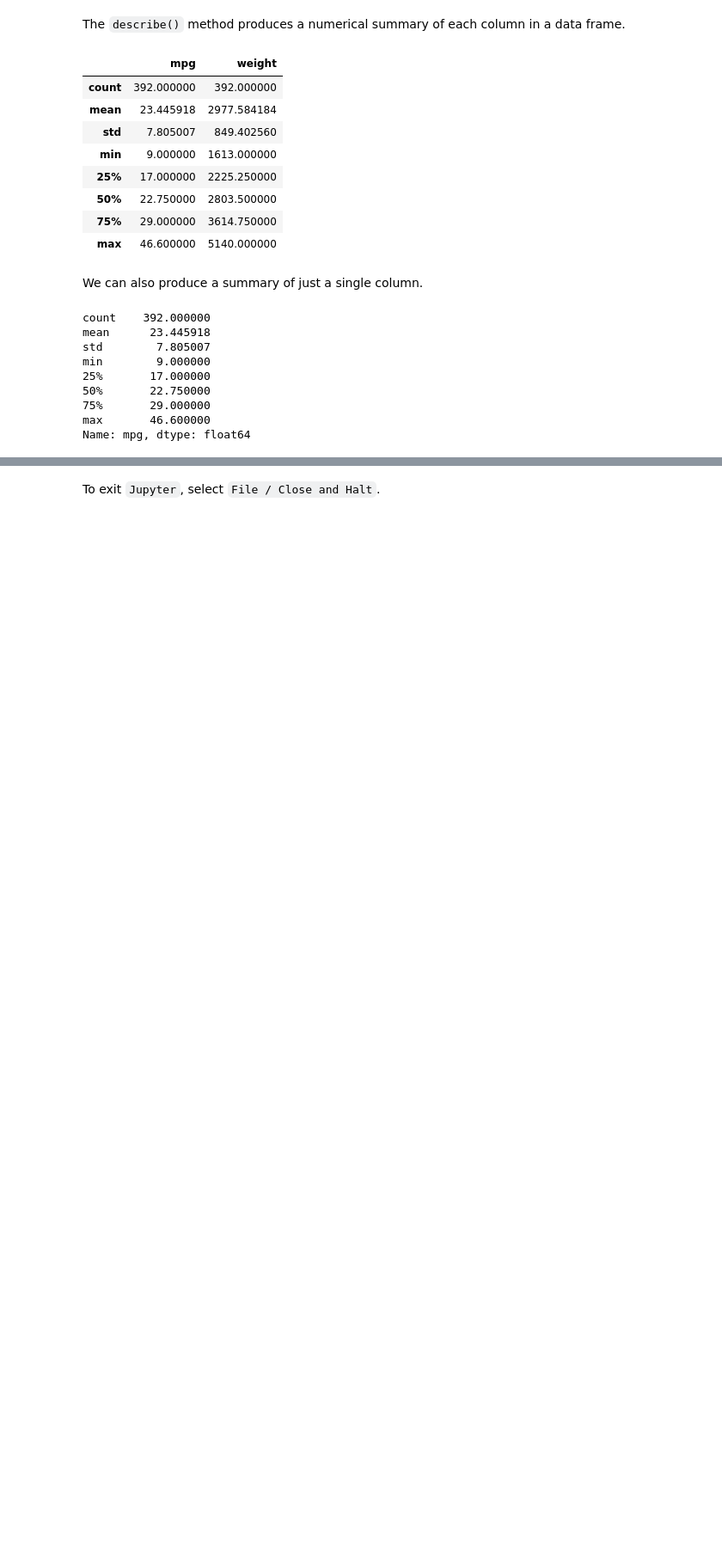
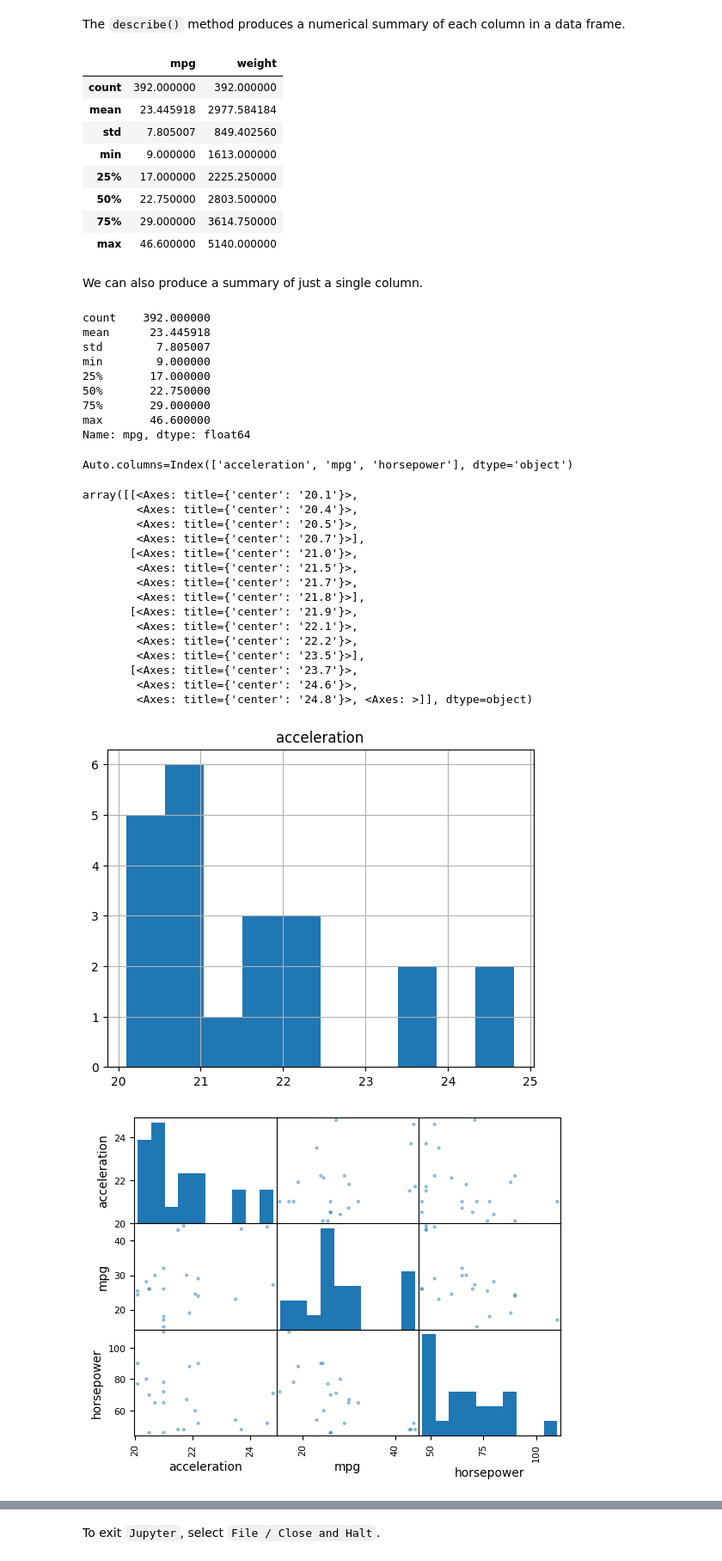
Before and after one commit to aminehd/ISLP_labs_amineh, a Jupyter notebook: Ch02-statlearn-lab.ipynb, the cells around one changed output, grey strips where cells are left out. Shown at 86% size. Saved outputs shown, nothing was run; the diff lists cells and outputs as text; code cells hidden in the pictures; blank space fills up the shorter version.

Commit message:
Add practice for df indexing and df plotting

```diff
--- a/Ch02-statlearn-lab.ipynb
+++ b/Ch02-statlearn-lab.ipynb
@@ -2182,3 +2181,34 @@ min        9.000000
 75%       29.000000
 max       46.600000
 Name: mpg, dtype: float64
+# %%
+# Practic for df indexing and df plotting
+# make a practic of sca
+# what are Auto col names
+import pandas as pd
+print(f'{Auto.columns=}')
+# show me distribution of acceleration
+Auto.hist(column='acceleration', bins=10)
+Auto = Auto.loc[lambda df: df.acceleration > 20, ['acceleration', 'mpg', 'horsepower']]
+pd.plotting.scatter_matrix(Auto)
+Auto.plot.scatter('acceleration', 'mpg')
+Auto.hist(column='mpg', by='acceleration')
+# %% [output]
+Auto.columns=Index(['acceleration', 'mpg', 'horsepower'], dtype='object')
+array([[<Axes: title={'center': '20.1'}>,
+        <Axes: title={'center': '20.4'}>,
+        <Axes: title={'center': '20.5'}>,
+        <Axes: title={'center': '20.7'}>],
+       [<Axes: title={'center': '21.0'}>,
+        <Axes: title={'center': '21.5'}>,
+        <Axes: title={'center': '21.7'}>,
+        <Axes: title={'center': '21.8'}>],
+       [<Axes: title={'center': '21.9'}>,
+        <Axes: title={'center': '22.1'}>,
+        <Axes: title={'center': '22.2'}>,
+        <Axes: title={'center': '23.5'}>],
+       [<Axes: title={'center': '23.7'}>,
+        <Axes: title={'center': '24.6'}>,
+        <Axes: title={'center': '24.8'}>, <Axes: >]], dtype=object)
+[figure, added]
+[figure, added]
```
Also changed, not shown: parts of 3 cells of this notebook.
